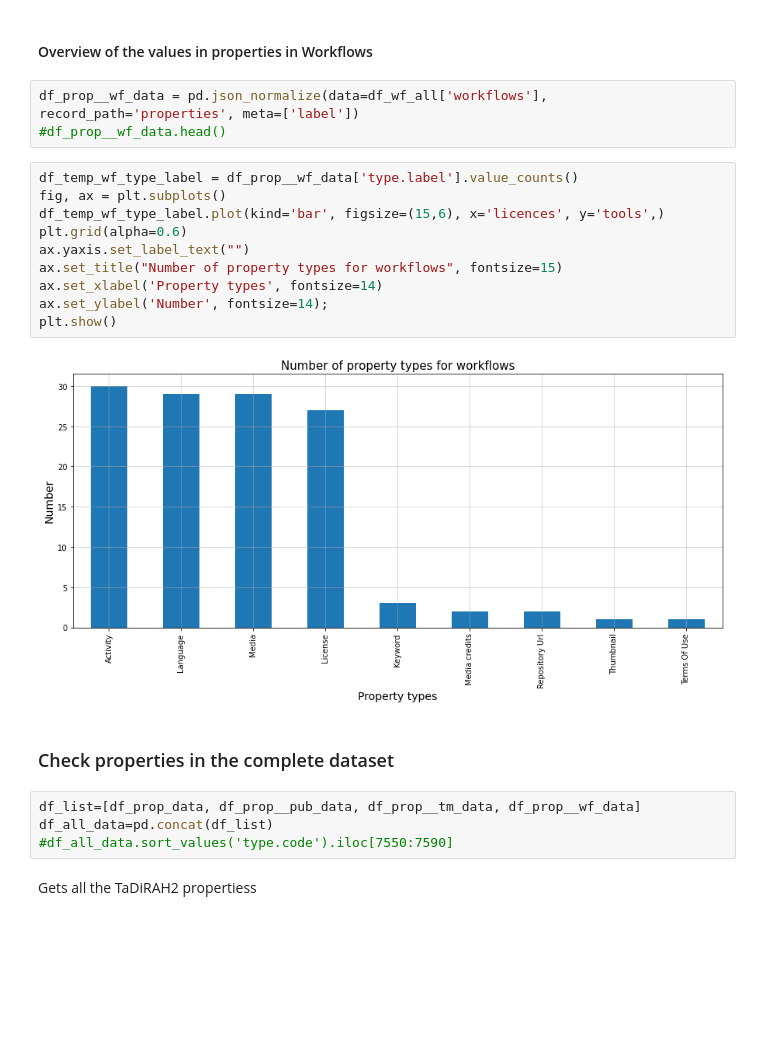
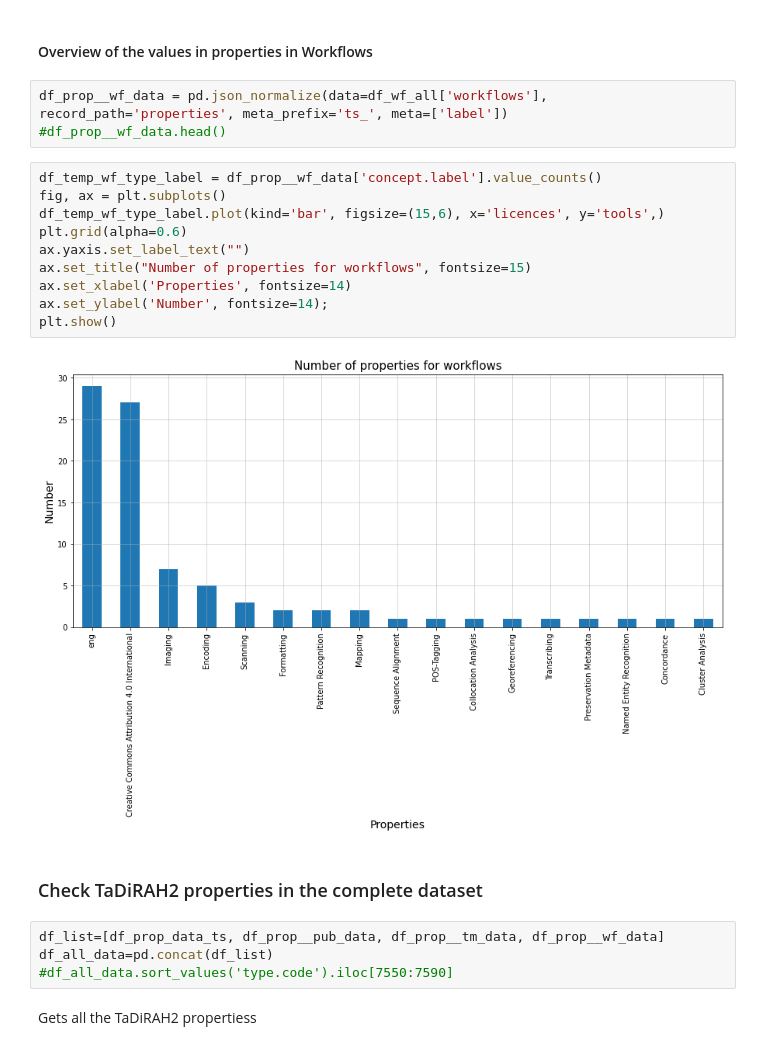
Before and after one commit to cesareconcordia/sshoc-resources, a Jupyter notebook: SSHOCCurationWS-Demo.ipynb, the cells around one changed output. Drawn from its saved outputs; the diff is of its cells as text; blank space fills up the shorter version.

```diff
--- a/SSHOCCurationWS-Demo.ipynb
+++ b/SSHOCCurationWS-Demo.ipynb
@@ -347,24 +401,24 @@ RangeIndex(start=0, stop=29, step=1)
 # %% [markdown]
 #### Overview of the values in properties in Workflows
 # %%
-df_prop__wf_data = pd.json_normalize(data=df_wf_all['workflows'], record_path='properties', meta=['label'])
+df_prop__wf_data = pd.json_normalize(data=df_wf_all['workflows'], record_path='properties', meta_prefix='ts_', meta=['label'])
 #df_prop__wf_data.head()
 # %%
-df_temp_wf_type_label = df_prop__wf_data['type.label'].value_counts()
+df_temp_wf_type_label = df_prop__wf_data['concept.label'].value_counts()
 fig, ax = plt.subplots()
 df_temp_wf_type_label.plot(kind='bar', figsize=(15,6), x='licences', y='tools',)
 plt.grid(alpha=0.6)
 ax.yaxis.set_label_text("")
-ax.set_title("Number of property types for workflows", fontsize=15)
-ax.set_xlabel('Property types', fontsize=14)
+ax.set_title("Number of properties for workflows", fontsize=15)
+ax.set_xlabel('Properties', fontsize=14)
 ax.set_ylabel('Number', fontsize=14);
 plt.show()
 # %% [output]
-[figure, old version]
+[figure, new version]
 # %% [markdown]
-### Check properties in the complete dataset
+### Check TaDiRAH2 properties in the complete dataset
 # %%
-df_list=[df_prop_data, df_prop__pub_data, df_prop__tm_data, df_prop__wf_data]
+df_list=[df_prop_data_ts, df_prop__pub_data, df_prop__tm_data, df_prop__wf_data]
 df_all_data=pd.concat(df_list)
 #df_all_data.sort_values('type.code').iloc[7550:7590]
 # %% [markdown]
```
Also changed, not shown: parts of 53 cells of this notebook.
